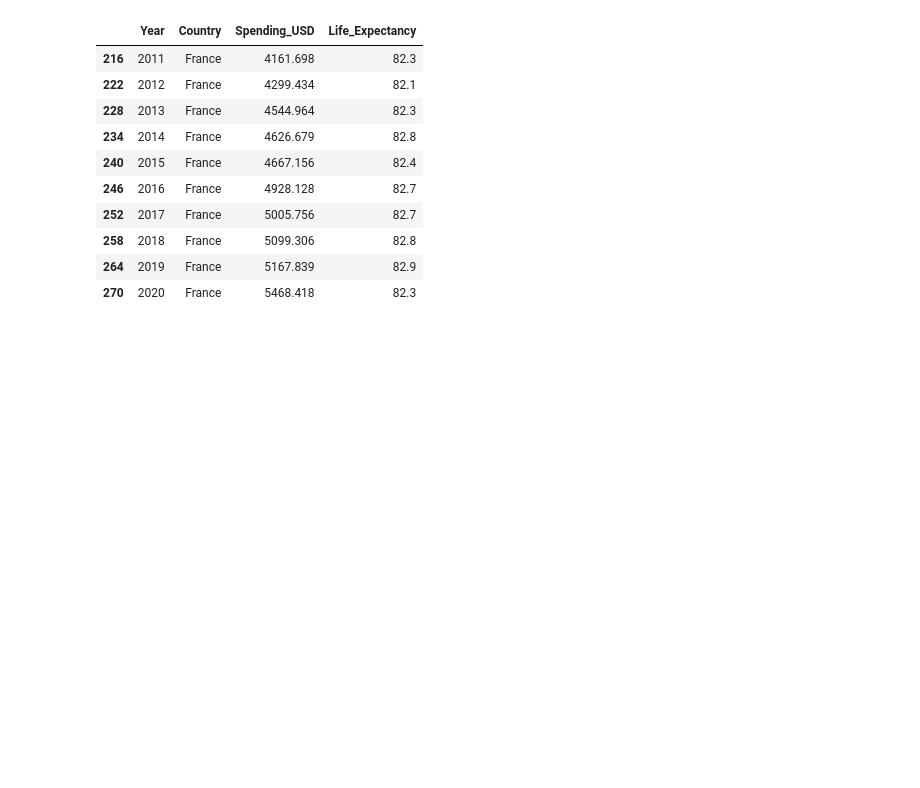
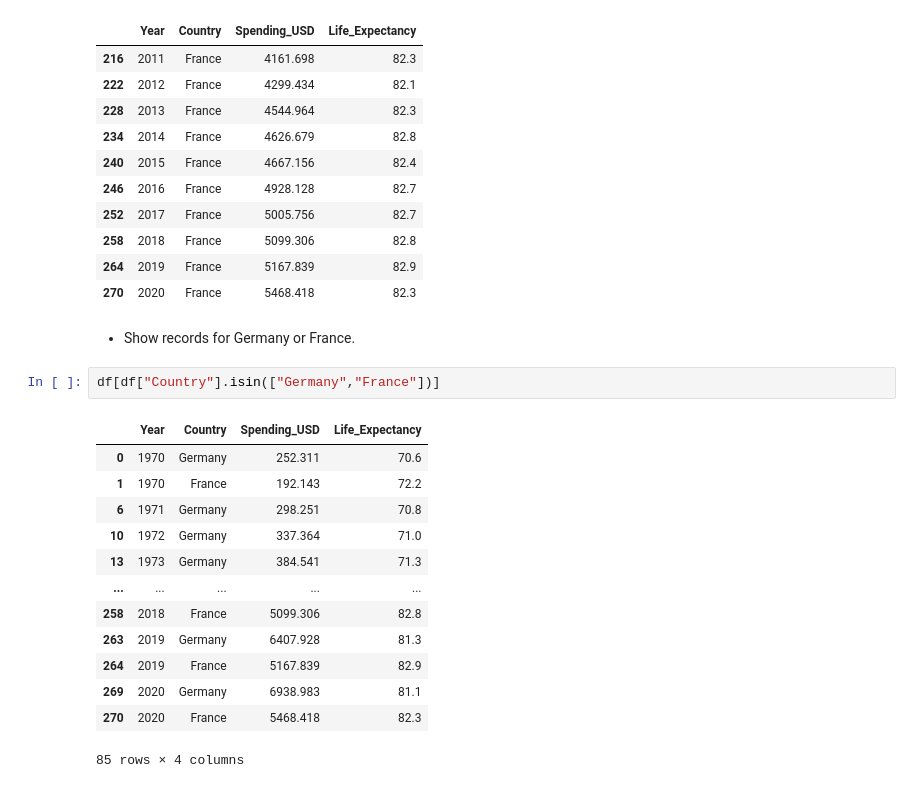
Before and after one commit to geershatisaxena/Healthtip-Data-Analysis, a Jupyter notebook: pandas.ipynb, the cells around one changed output. Drawn from its saved outputs; the diff is of its cells as text; blank space fills up the shorter version.

```diff
--- a/pandas.ipynb
+++ b/pandas.ipynb
@@ -423,3 +423,21 @@ df[(df["Country"]=="France") & (df["Year"]>2010)]
 | 258 | 2018 | France | 5099.306 | 82.8 |
 | 264 | 2019 | France | 5167.839 | 82.9 |
 | 270 | 2020 | France | 5468.418 | 82.3 |
+# %% [markdown]
+- Show records for Germany or France.
+# %%
+df[df["Country"].isin(["Germany","France"])]
+# %% [output]
+|  | Year | Country | Spending_USD | Life_Expectancy |
+| 0 | 1970 | Germany | 252.311 | 70.6 |
+| 1 | 1970 | France | 192.143 | 72.2 |
+| 6 | 1971 | Germany | 298.251 | 70.8 |
+| 10 | 1972 | Germany | 337.364 | 71.0 |
+| 13 | 1973 | Germany | 384.541 | 71.3 |
+| ... | ... | ... | ... | ... |
+| 258 | 2018 | France | 5099.306 | 82.8 |
+| 263 | 2019 | Germany | 6407.928 | 81.3 |
+| 264 | 2019 | France | 5167.839 | 82.9 |
+| 269 | 2020 | Germany | 6938.983 | 81.1 |
+| 270 | 2020 | France | 5468.418 | 82.3 |
+85 rows × 4 columns
```
